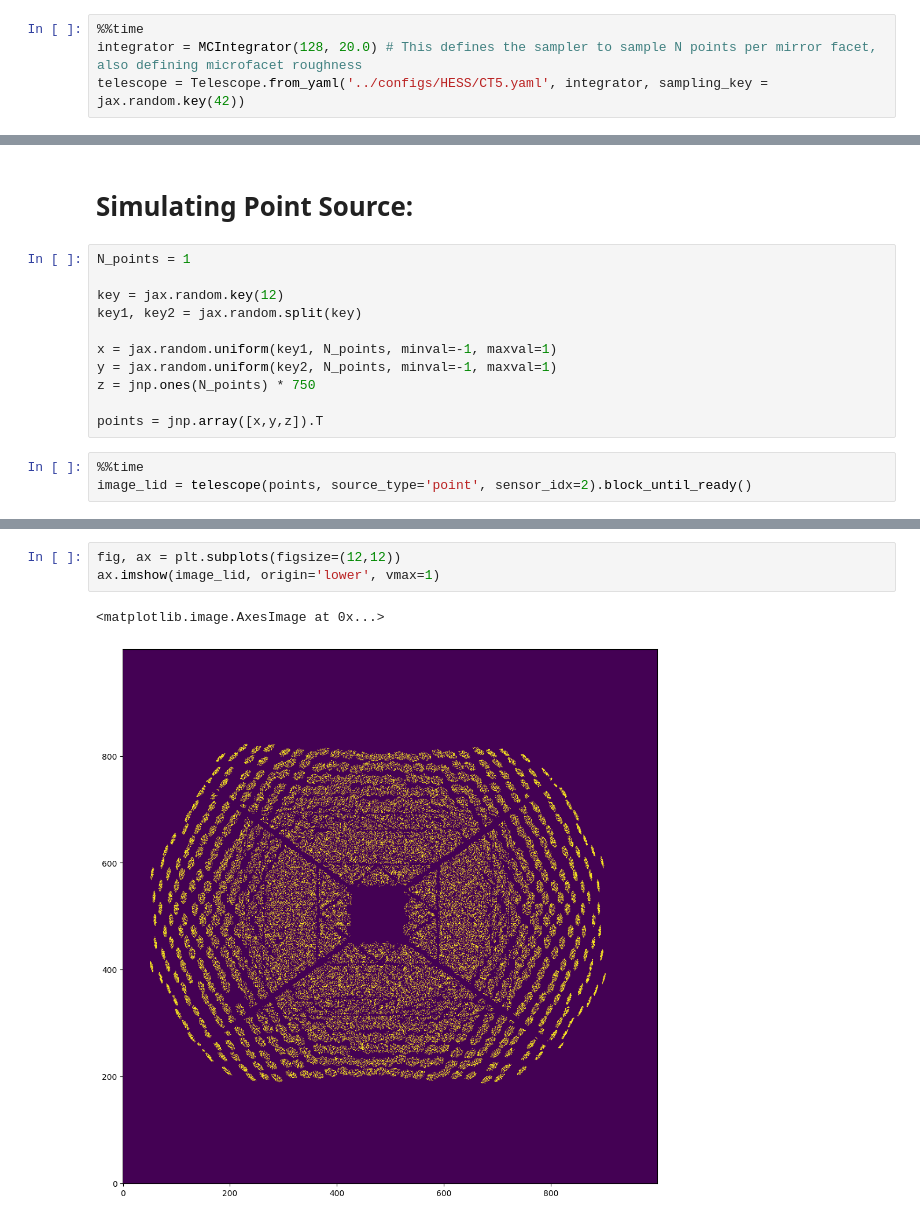
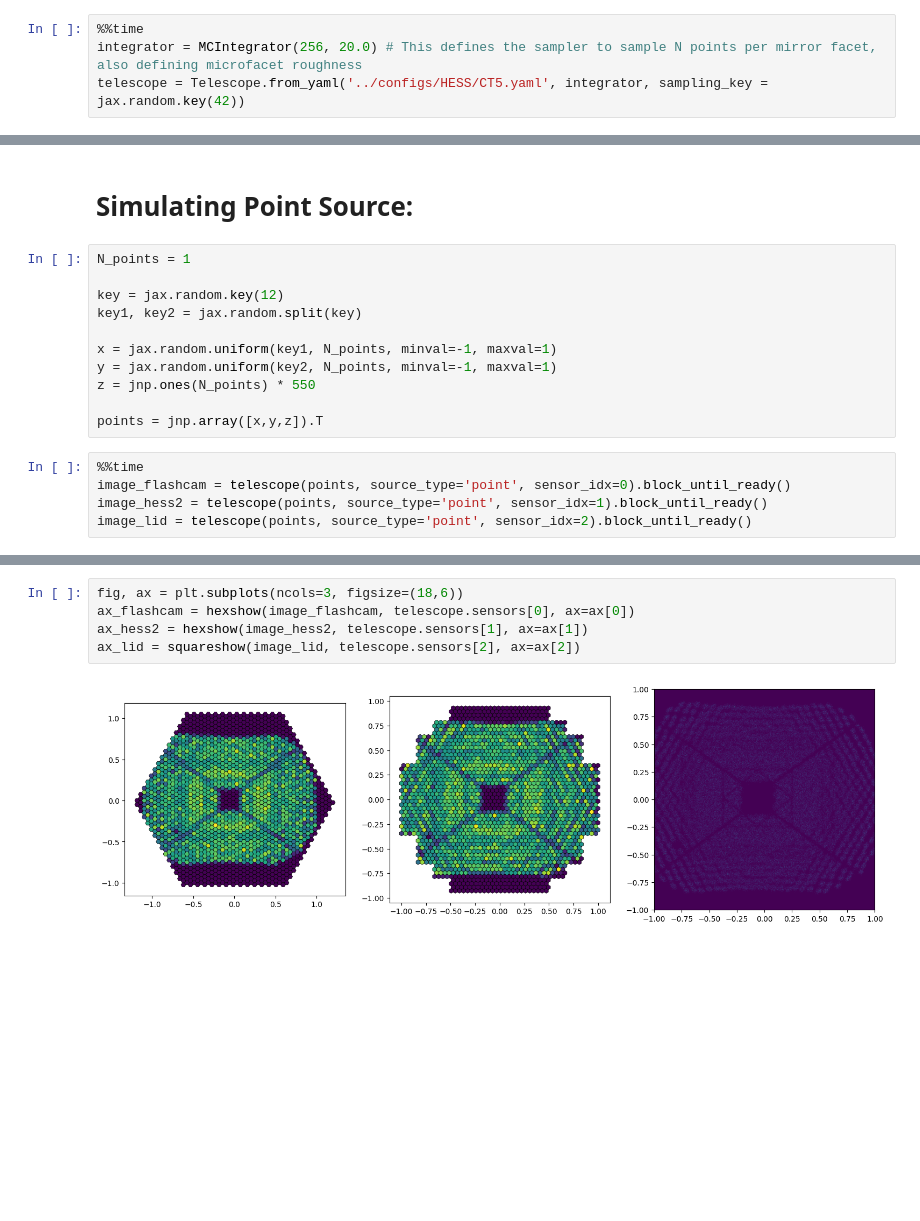
Before and after one commit to GerritRo/iactrace, a Jupyter notebook: examples/HESS_II.ipynb, the cells around one changed output, grey strips where cells are left out. Cells and saved outputs as stored; diff of their text form; blank space fills up the shorter version.

Commit message:
Fixed hexagonal sensors, improved plotting

```diff
--- a/examples/HESS_II.ipynb
+++ b/examples/HESS_II.ipynb
@@ -14,6 +14,6 @@ from iactrace import (
 # Import HESS I telescope configuration:
 # %%
 %%time
-integrator = MCIntegrator(128, 20.0) # This defines the sampler to sample N points per mirror facet, also defining microfacet roughness
+integrator = MCIntegrator(256, 20.0) # This defines the sampler to sample N points per mirror facet, also defining microfacet roughness
 telescope = Telescope.from_yaml('../configs/HESS/CT5.yaml', integrator, sampling_key = jax.random.key(42))
 # %% [output]
@@ -60,10 +62,12 @@ key1, key2 = jax.random.split(key)
 
 x = jax.random.uniform(key1, N_points, minval=-1, maxval=1)
 y = jax.random.uniform(key2, N_points, minval=-1, maxval=1)
-z = jnp.ones(N_points) * 750
+z = jnp.ones(N_points) * 550
 
 points = jnp.array([x,y,z]).T
 # %%
 %%time
+image_flashcam = telescope(points, source_type='point', sensor_idx=0).block_until_ready()
+image_hess2 = telescope(points, source_type='point', sensor_idx=1).block_until_ready()
 image_lid = telescope(points, source_type='point', sensor_idx=2).block_until_ready()
 # %% [output]
@@ -72,6 +76,7 @@ Wall time: 36.8 ms
 # %%
-fig, ax = plt.subplots(figsize=(12,12))
-ax.imshow(image_lid, origin='lower', vmax=1)
+fig, ax = plt.subplots(ncols=3, figsize=(18,6))
+ax_flashcam = hexshow(image_flashcam, telescope.sensors[0], ax=ax[0])
+ax_hess2 = hexshow(image_hess2, telescope.sensors[1], ax=ax[1])
+ax_lid = squareshow(image_lid, telescope.sensors[2], ax=ax[2])
 # %% [output]
-<matplotlib.image.AxesImage at 0x...>
-[figure, old version]
+[figure, new version]
```
Also changed, not shown: parts of 7 cells of this notebook, 5 other files.
